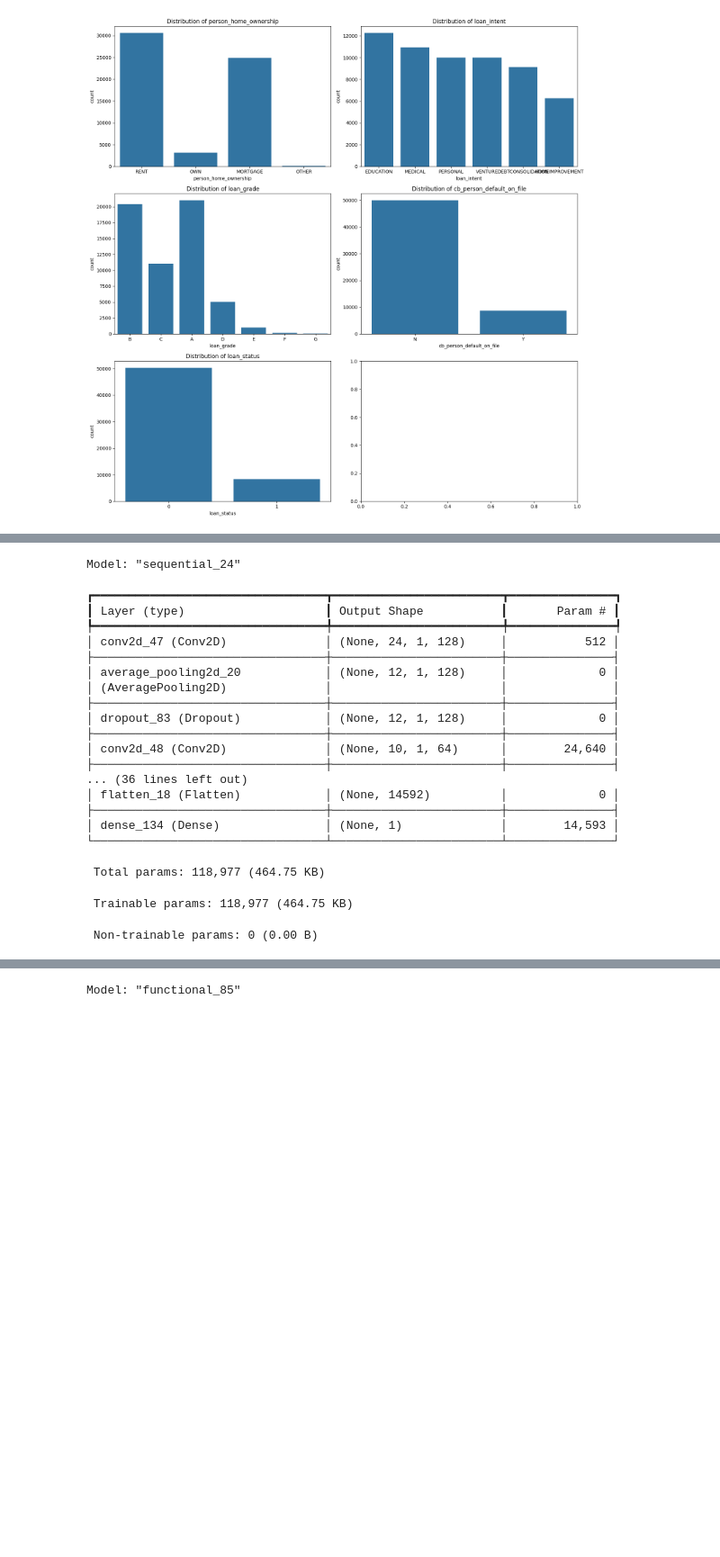
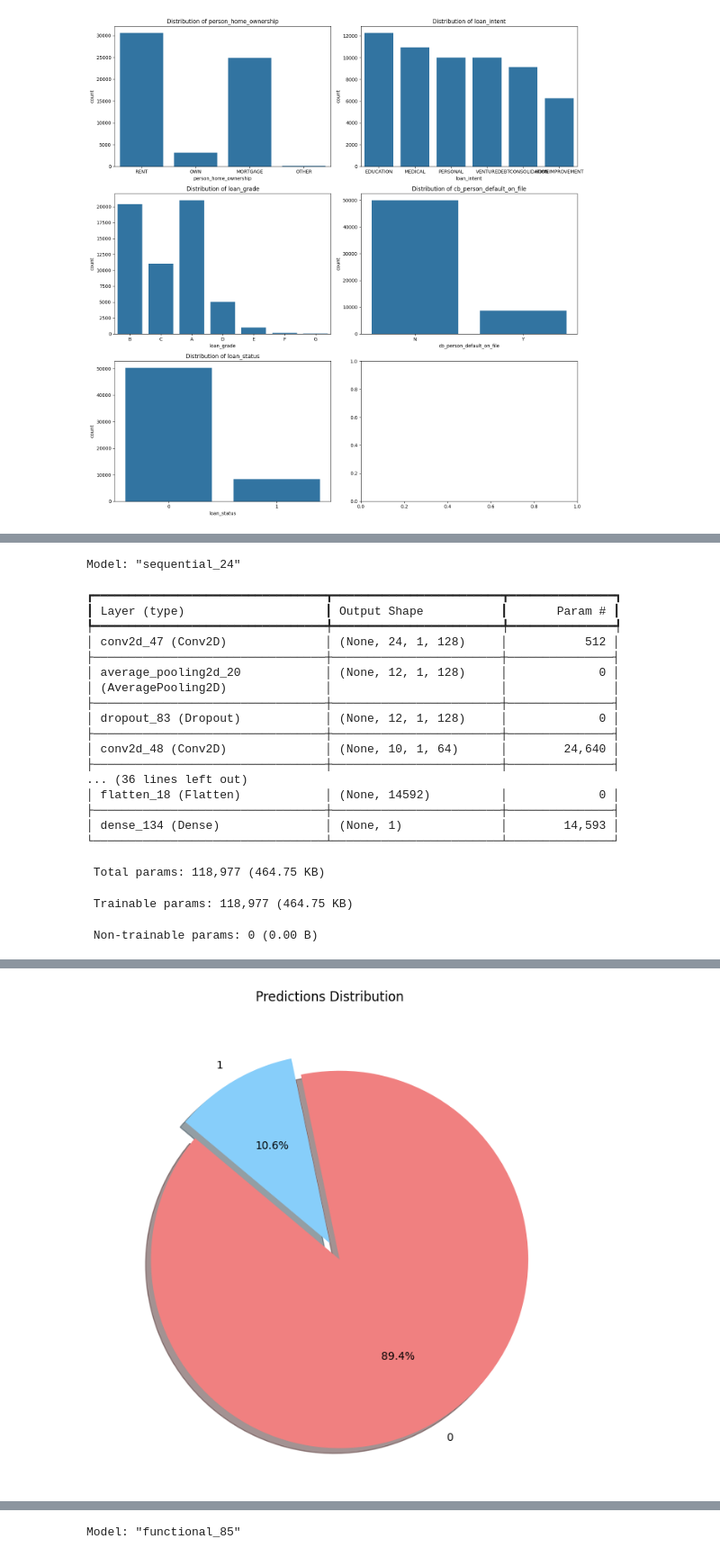
Before and after one commit to Dxuian/ml, a Jupyter notebook: resume/a.ipynb, the cells around one changed output, grey strips where cells are left out. Shown at 90% size. Saved outputs shown, nothing was run; the diff lists cells and outputs as text; code cells hidden in the pictures; blank space fills up the shorter version.

```diff
--- a/resume/a.ipynb
+++ b/resume/a.ipynb
@@ -856,7 +2078,7 @@ plt.title('Predictions Distribution')
 plt.show()
 
 # Save the predictions to CSV with (id, prediction)
-predictions_df.to_csv('convmid.csv', index=False)
+predictions_df.to_csv('encodermid.csv', index=False)
 # %% [output]
 Model: "sequential_24"
 ┏━━━━━━━━━━━━━━━━━━━━━━━━━━━━━━━━━┳━━━━━━━━━━━━━━━━━━━━━━━━┳━━━━━━━━━━━━━━━┓
@@ -902,3 +2121,4 @@ Epoch 10/10
+[figure, added]
 # %%
 import pandas as pd
 import matplotlib.pyplot as plt
```
Also changed, not shown: parts of 22 cells of this notebook, 4 other files.
